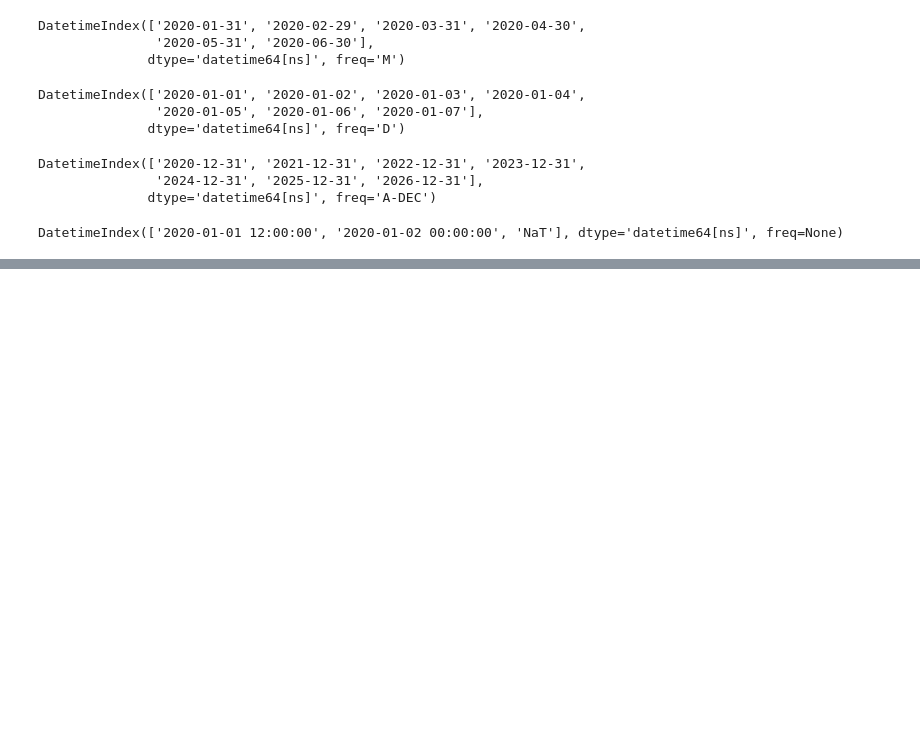
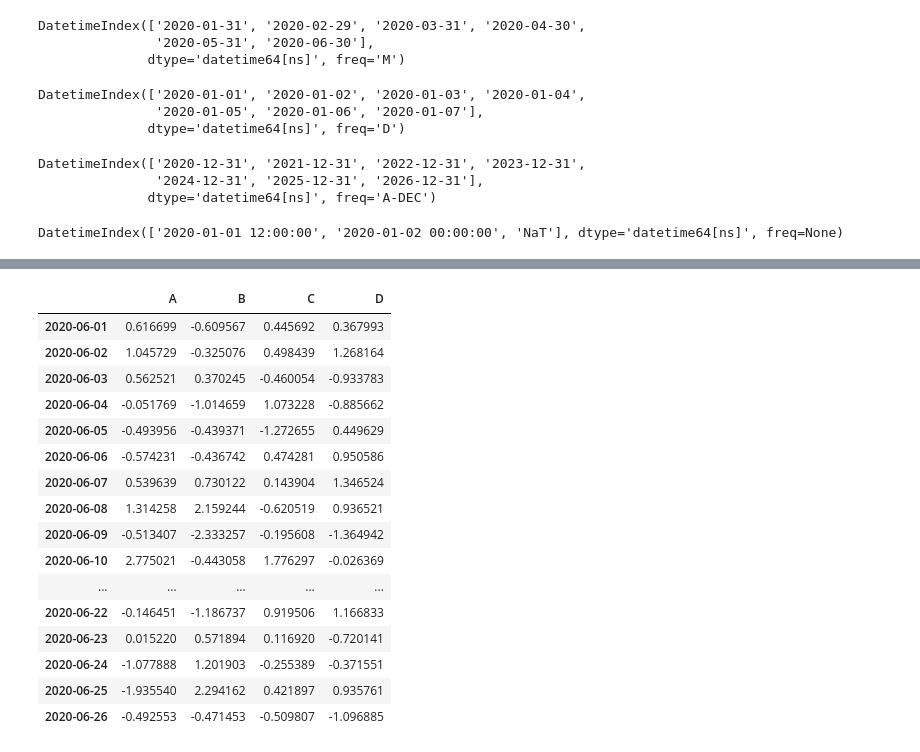
Before and after one commit to korilla2/TIL, a Jupyter notebook: 기본강의/넘파이 판다스/1.pandas.ipynb, the cells around one changed output, grey strips where cells are left out. Saved outputs shown, nothing was run; the diff lists cells and outputs as text; code cells hidden in the pictures; blank space fills up the shorter version.

```diff
--- a/기본강의/넘파이 판다스/1.pandas.ipynb
+++ b/기본강의/넘파이 판다스/1.pandas.ipynb
@@ -77,0 +212,4 @@ DatetimeIndex(['2020-01-01 12:00:00', '2020-01-02 00:00:00', 'NaT'], dtype='date
+# %%
+tdf = pd.DataFrame(np.random.randn(1000, 4), index=pd.date_range('2017-10-01', periods=1000),
+columns=['A', 'B', 'C', 'D'])
+tdf
@@ -77,0 +230,20 @@ DatetimeIndex(['2020-01-01 12:00:00', '2020-01-02 00:00:00', 'NaT'], dtype='date
+# %%
+tdf['2020-06']
+# %% [output]
+|  | A | B | C | D |
+| 2020-06-01 | 0.616699 | -0.609567 | 0.445692 | 0.367993 |
+| 2020-06-02 | 1.045729 | -0.325076 | 0.498439 | 1.268164 |
+| 2020-06-03 | 0.562521 | 0.370245 | -0.460054 | -0.933783 |
+| 2020-06-04 | -0.051769 | -1.014659 | 1.073228 | -0.885662 |
+| 2020-06-05 | -0.493956 | -0.439371 | -1.272655 | 0.449629 |
+| 2020-06-06 | -0.574231 | -0.436742 | 0.474281 | 0.950586 |
+| 2020-06-07 | 0.539639 | 0.730122 | 0.143904 | 1.346524 |
+| 2020-06-08 | 1.314258 | 2.159244 | -0.620519 | 0.936521 |
+| 2020-06-09 | -0.513407 | -2.333257 | -0.195608 | -1.364942 |
+| 2020-06-10 | 2.775021 | -0.443058 | 1.776297 | -0.026369 |
+| ... | ... | ... | ... | ... |
+| 2020-06-22 | -0.146451 | -1.186737 | 0.919506 | 1.166833 |
+| 2020-06-23 | 0.015220 | 0.571894 | 0.116920 | -0.720141 |
+| 2020-06-24 | -1.077888 | 1.201903 | -0.255389 | -0.371551 |
+| 2020-06-25 | -1.935540 | 2.294162 | 0.421897 | 0.935761 |
+| 2020-06-26 | -0.492553 | -0.471453 | -0.509807 | -1.096885 |
```
Also changed, not shown: parts of 92 cells of this notebook, 4 other files.
